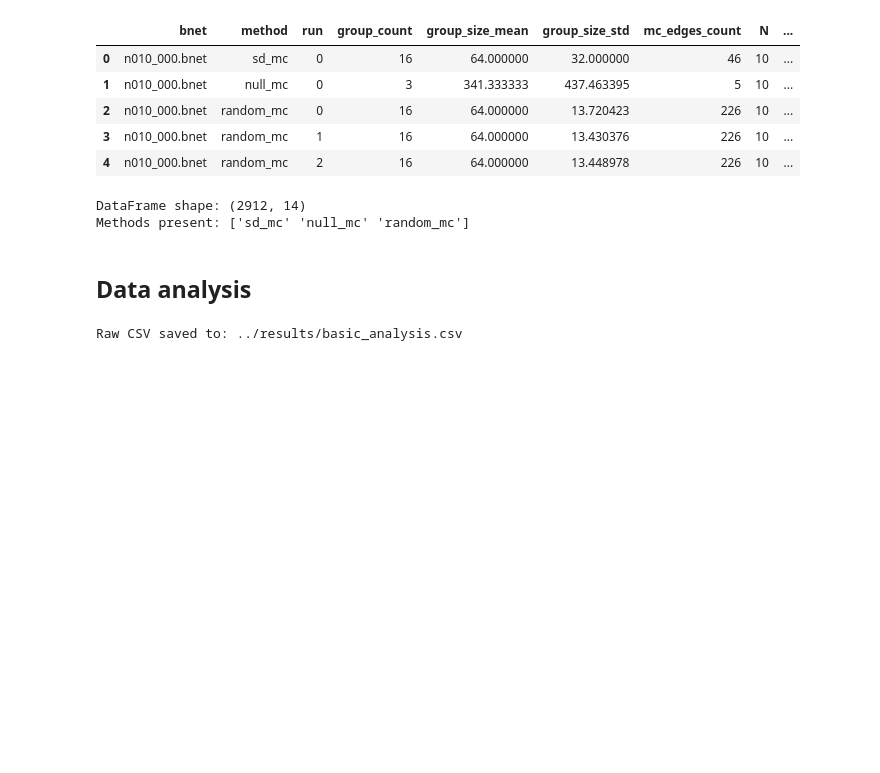
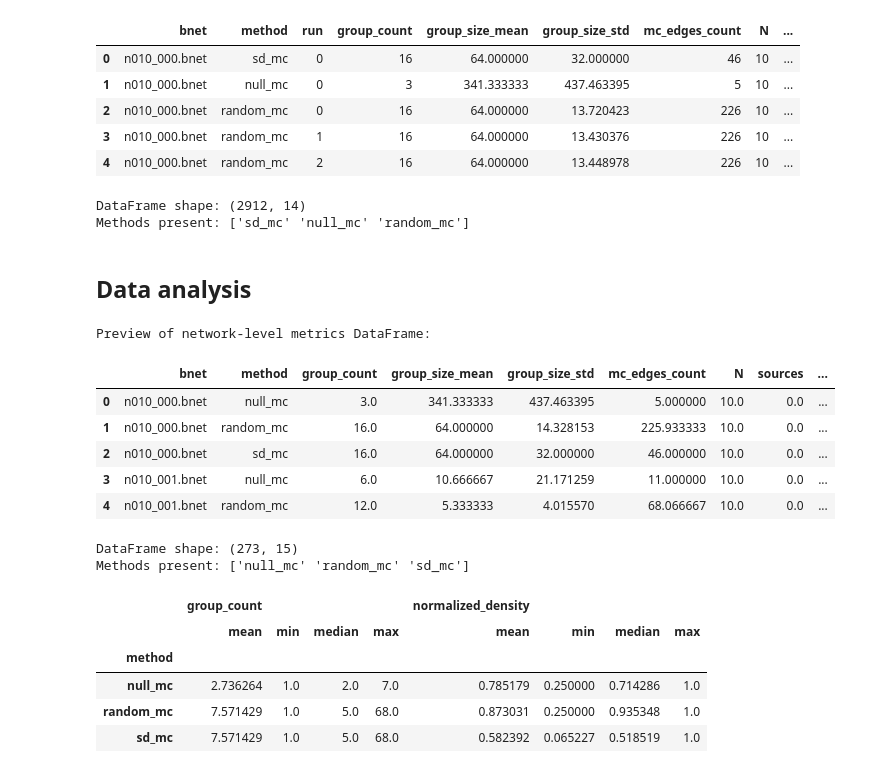
Before and after one commit to kyuhyongpark/sdmarkov, a Jupyter notebook: notebooks/basic_analysis.ipynb, the cells around one changed output. Drawn from its saved outputs; the diff is of its cells as text; code cells hidden in the pictures; blank space fills up the shorter version.

```diff
--- a/notebooks/basic_analysis.ipynb
+++ b/notebooks/basic_analysis.ipynb
@@ -54,7 +52,8 @@ def get_general_info(bnet, bnet_name=None, num_runs=100, update="asynchronous",
     # --- trap spaces and attractors ---
     min_trap_count = len(compute_trap_spaces(percolated_primes, type_="min"))
     stg = primes2stg(percolated_primes, update)
-    attractor_count = len(get_attractor_states(get_scc_dag(stg), as_indices=True, DEBUG=DEBUG))
+    scc_dag = get_scc_dag(stg, DEBUG=DEBUG)
+    attractor_count = len(get_attractor_states(scc_dag, as_indices=True, DEBUG=DEBUG))
 
     # --- full transition matrix ---
     T = get_transition_matrix(stg, DEBUG=DEBUG)
@@ -64,9 +63,9 @@ def get_general_info(bnet, bnet_name=None, num_runs=100, update="asynchronous",
     # --- internal helper to compute metrics and append a row ---
     def _append_row(method_name, indices, run=0):
         valid_groups = [g for g in indices if g]
-        group_sizes = [len(g) for g in valid_groups] if valid_groups else [0]
-        T_group = compress_matrix(T, indices, DEBUG=DEBUG) if T is not None else None
-        mc_edges = get_markov_chain(T_group, indices, DEBUG=DEBUG).number_of_edges() if T_group is not None else 0
+        group_sizes = [len(g) for g in valid_groups]
+        T_group = compress_matrix(T, indices, DEBUG=DEBUG)
+        mc_edges = get_markov_chain(T_group, indices, DEBUG=DEBUG).number_of_edges()
 
         row = {
             "bnet": bnet_name,
@@ -131,26 +130,42 @@ Methods present: ['sd_mc' 'null_mc' 'random_mc']
 # %%
 df_metrics = network_level_metrics_df(df=df)
 
 # Compute maximum possible number of edges in the Markov chain
 # Formula: (non_attractors)^2 + non_attractors * attractors + attractors^2
 non_attractors = df_metrics["group_count"] - df_metrics["attractor_count"]
 attractors = df_metrics["attractor_count"]
 
 df_metrics["max_edges"] = non_attractors**2 + non_attractors * attractors + attractors**2
 
 df_metrics["normalized_density"] = df_metrics["mc_edges_count"] / df_metrics["max_edges"]
 
 print("Preview of network-level metrics DataFrame:")
 display(df_metrics.head())
 
 print("\nDataFrame shape:", df_metrics.shape)
 print("Methods present:", df_metrics.method.unique())
 
-with open(OUTPUT_FILE, "w", newline="", encoding="utf-8") as f:
-    writer = csv.DictWriter(f, fieldnames=all_keys)
-    writer.writeheader()
-    writer.writerows(rows)
+metrics = ["group_count", "normalized_density"]
+summary = (
+    df_metrics
+    .groupby("method")[metrics]
+    .agg(["mean", "min", "median", "max"])
+)
 
 display(summary)
 # %% [output]
-Raw CSV saved to: ../results/basic_analysis.csv
+Preview of network-level metrics DataFrame:
+|  | bnet | method | group_count | group_size_mean | group_size_std | mc_edges_count | N | sources | ... |
+| 0 | n010_000.bnet | null_mc | 3.0 | 341.333333 | 437.463395 | 5.000000 | 10.0 | 0.0 | ... |
+| 1 | n010_000.bnet | random_mc | 16.0 | 64.000000 | 14.328153 | 225.933333 | 10.0 | 0.0 | ... |
+| 2 | n010_000.bnet | sd_mc | 16.0 | 64.000000 | 32.000000 | 46.000000 | 10.0 | 0.0 | ... |
+| 3 | n010_001.bnet | null_mc | 6.0 | 10.666667 | 21.171259 | 11.000000 | 10.0 | 0.0 | ... |
+| 4 | n010_001.bnet | random_mc | 12.0 | 5.333333 | 4.015570 | 68.066667 | 10.0 | 0.0 | ... |
+DataFrame shape: (273, 15)
+Methods present: ['null_mc' 'random_mc' 'sd_mc']
+|  | group_count |  |  |  | normalized_density |  |  |  |
+|  | mean | min | median | max | mean | min | median | max |
+| method |  |  |  |  |  |  |  |  |
+| null_mc | 2.736264 | 1.0 | 2.0 | 7.0 | 0.785179 | 0.250000 | 0.714286 | 1.0 |
+| random_mc | 7.571429 | 1.0 | 5.0 | 68.0 | 0.873031 | 0.250000 | 0.935348 | 1.0 |
+| sd_mc | 7.571429 | 1.0 | 5.0 | 68.0 | 0.582392 | 0.065227 | 0.518519 | 1.0 |
```
Also changed, not shown: parts of 1 cell of this notebook, 6 other files.
